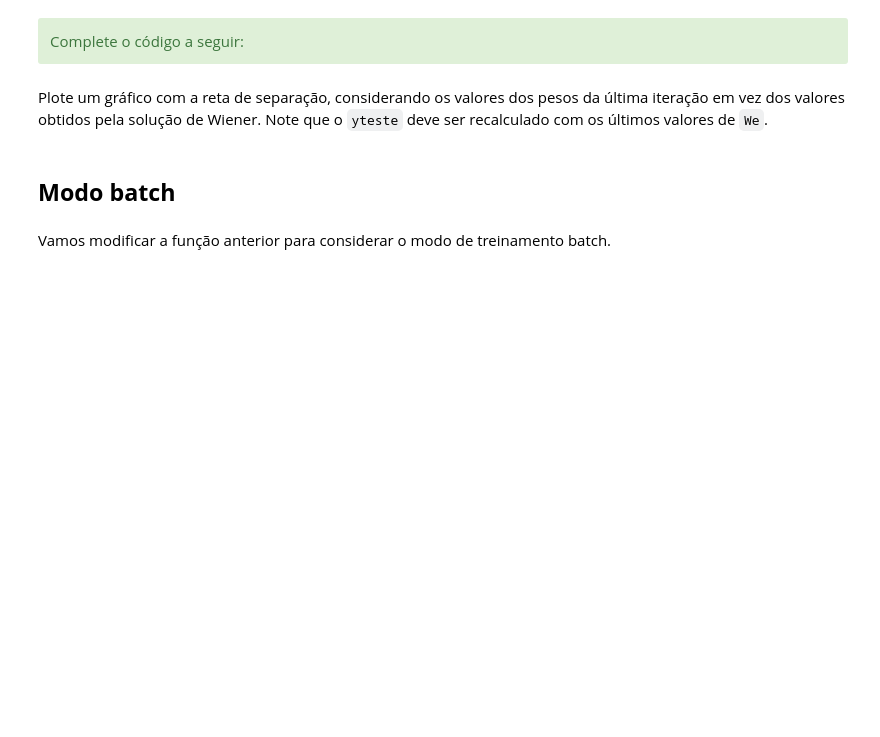
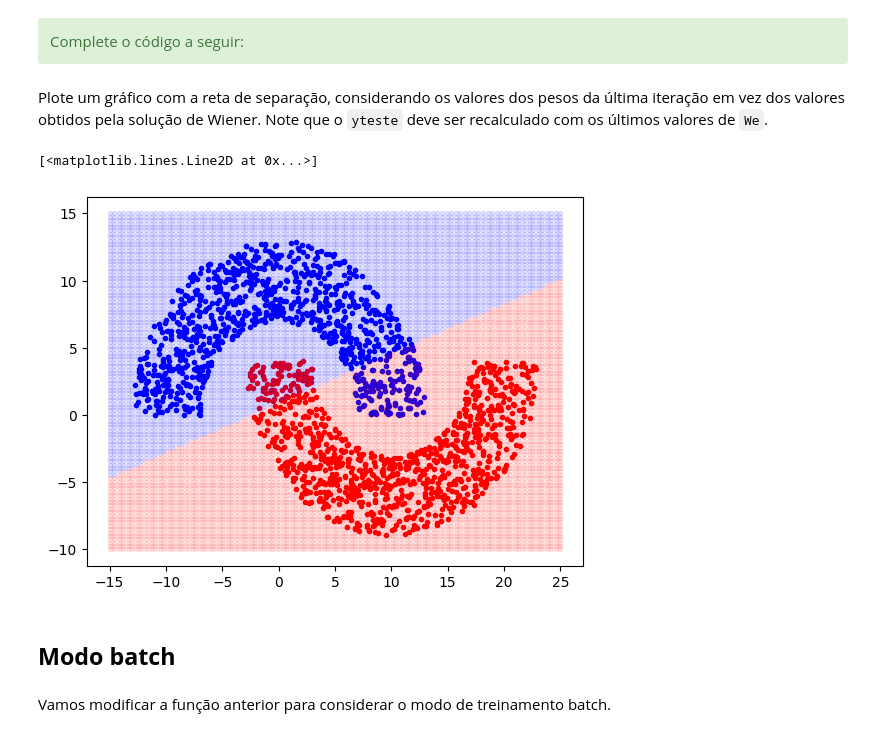
Before and after one commit to heitorabqg/datascientist, a Jupyter notebook: ultimoTreinamento.ipynb, the cells around one changed output. Saved outputs shown, nothing was run; the diff lists cells and outputs as text; code cells hidden in the pictures; blank space fills up the shorter version.

```diff
--- a/ultimoTreinamento.ipynb
+++ b/ultimoTreinamento.ipynb
@@ -358,3 +341,56 @@ Plote um gráfico com a reta de separação, considerando os valores dos pesos d
+# %%
+#############
+
+# Inserindo 1's no vetor de entrada
+
+W_lms_e = We[-1]
+W_lms_e = W_lms_e.reshape(1,-1)
+
+# y atualizado considerando wlms estocastico
+yteste2 = xteste @ W_lms_e.T
+
+# Gera a curva de separação das duas regiões
+# Dados da curva de separação
+Nsep = 100
+x1S = np.linspace(-15, 25, Nsep).reshape(-1, 1)
+x2S = np.linspace(-10, 15, Nsep).reshape(-1, 1)
+
+# Gera pontos da grade
+xx1S, xx2S = np.meshgrid(x1S, x2S)
+xx1S = xx1S.reshape(-1, 1)
+xx2S = xx2S.reshape(-1, 1)
+
+# Gera array x
+xgrid = np.hstack((xx1S, xx2S))
+Ngrid = len(xgrid)
+b = np.ones((Ngrid, 1))
+xgrid = np.hstack((b, xgrid))
+
+# Calcula saída para cada ponto da grade
+ygrid = np.sign(xgrid @ W_lms_e.T)    #HA
+
+# Plota os pontos principais
+fig, ax2 = plt.subplots()
+for i in range(Nteste):
+    if dteste[i] == 1:
+        ax2.plot(xteste[i, 1], xteste[i, 2], ".b")
+    else:
+        ax2.plot(xteste[i, 1], xteste[i, 2], ".r")
+
+# Plota pontos da grade com saída -1 (usa transparência alpha)
+l0 = np.where(ygrid == -1)[0]
+ax2.plot(xgrid[l0, 1], xgrid[l0, 2], "r.", alpha=0.1)
+
+# Plota pontos da grade com saída 1 (usa transparência alpha)
+l1 = np.where(ygrid == 1)[0]
+ax2.plot(xgrid[l1, 1], xgrid[l1, 2], "b.", alpha=0.1)
+
+
+
+#############
+# %% [output]
+[<matplotlib.lines.Line2D at 0x...>]
+[figure, added]
 # %% [markdown]
 ## **Modo batch**
 # %% [markdown]
```
Also changed, not shown: parts of 7 cells of this notebook.
